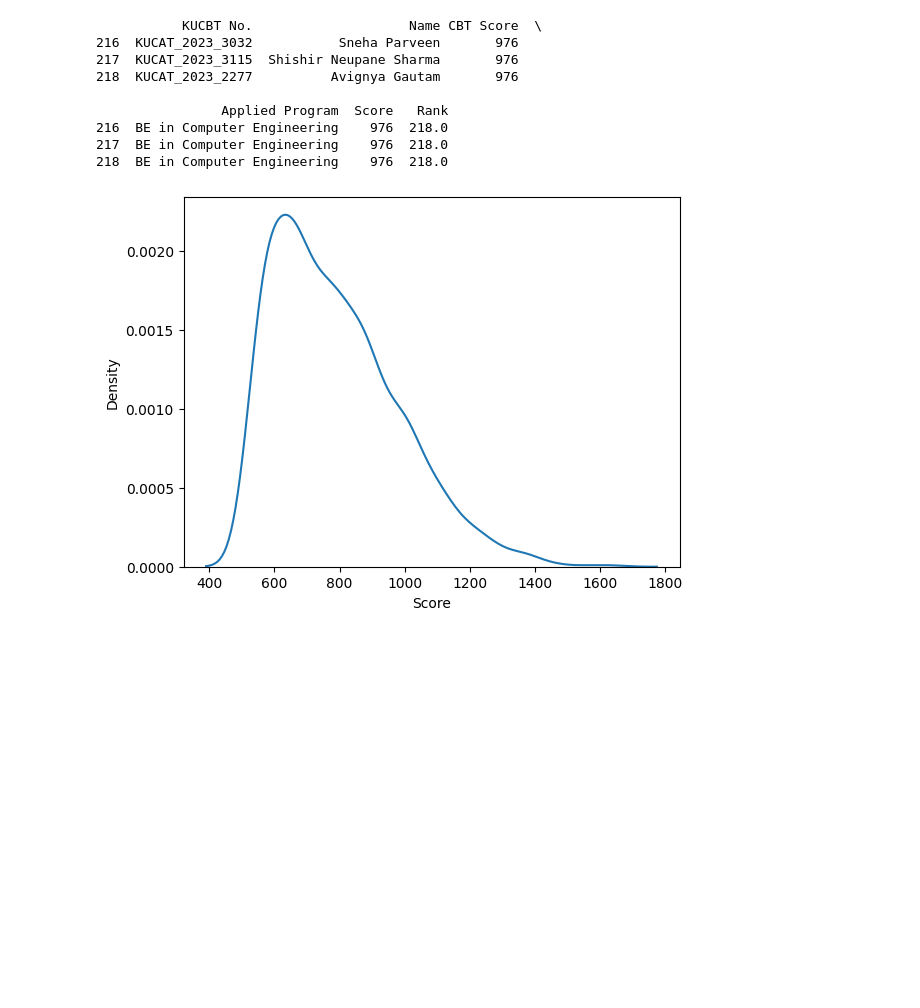
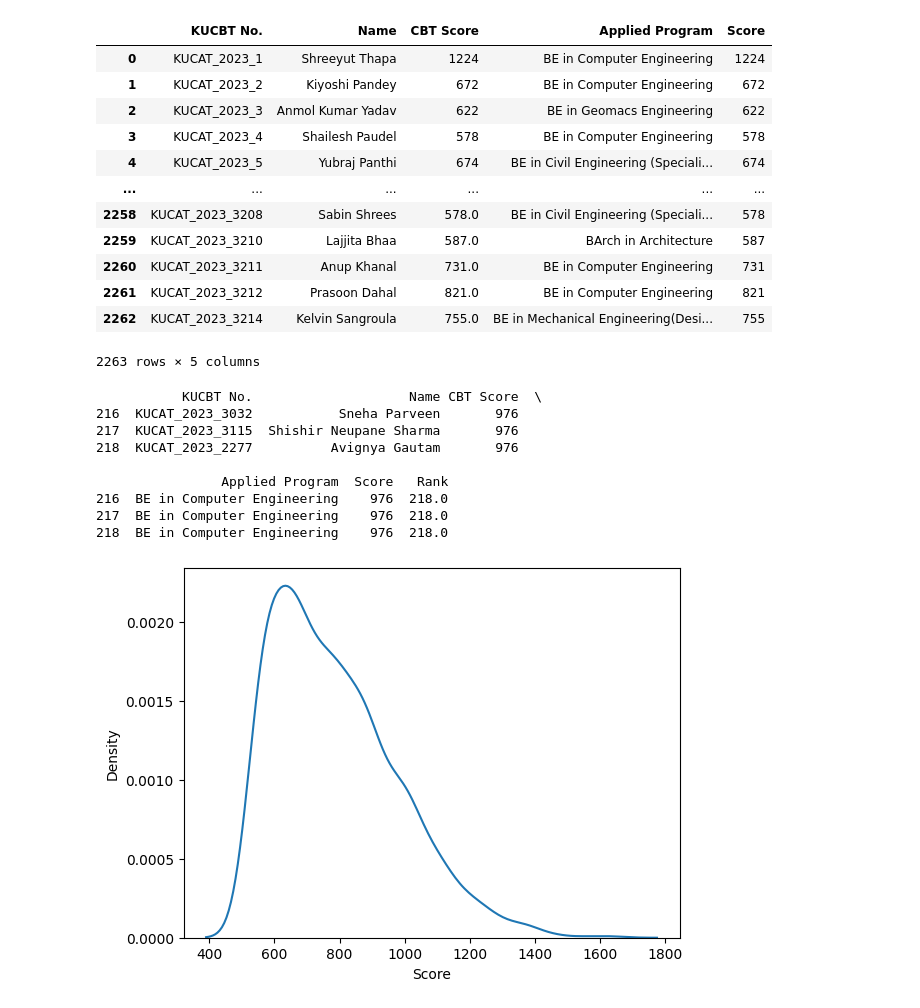
Before and after one commit to abiral-adhikari/CBTAnalysis, a Jupyter notebook: rank.ipynb, the cells around one changed output. Cells and saved outputs as stored; diff of their text form; code cells hidden in the pictures; blank space fills up the shorter version.

```diff
--- a/rank.ipynb
+++ b/rank.ipynb
@@ -13,39 +14,56 @@ import seaborn as sns
 # %%
-
-pages=np.arange(1,44)
-# reason we converted to the list is due to the fact that np array has type any
-pages=pages.tolist()
-df=pd.DataFrame()
 
 def getfile():
     year=input("Enter the year of the entrance(2016-2023)")
     filename=f'CBT{year}.pdf'
-
+    return filename
 
 def customint(value):
     if type(value)== str:
         pattern= r"(\d+) \*"
         value=re.sub(pattern,r'\1',value)
         return int(value)
     else:
         return int(value)
 
+def getpage_count(filename):
+    try:
+        # 'r' read as text and 'rb' read as binary
+        with open(filename, 'rb') as file:
+            reader=PyPDF2.PdfReader(file)
+            # look out for chatgpt3 result library is updatd
+            pagenumber=len(reader.pages)
+            return pagenumber
+    except FileNotFoundError:
+        return "File Not Found"
+    except Exception as e:
+        return f'Error: f{e} has occured'
+
 def load(filename):
-
-    for page in pages:
+    df=pd.DataFrame()
+    pagenumber=int(getpage_count(filename))
+    for page in range(1,pagenumber+1):
         df1=tabula.read_pdf(filename,pages=page)
         df1=df1[0]
         # type conversion to the int for comparsion
         df1=df1.dropna()
         # we used concat instead of append due error throw
         df=pd.concat([df,df1],ignore_index=True)
+    df["Score"]=df["CBT Score"].apply(customint)
+    return df
 
-    df["Score"]=df["CBT Score"].apply(customint)
-
-    # def check(value):
-    #     if type(value)!= int and type(value)!= float: print(type(value))
-
-
-
-
-# df["NAN"]=df["CBT Score"].apply(check)
+load(getfile())
+# %% [output]
+|  | KUCBT No. | Name | CBT Score | Applied Program | Score |
+| 0 | KUCAT_2023_1 | Shreeyut Thapa | 1224 | BE in Computer Engineering | 1224 |
+| 1 | KUCAT_2023_2 | Kiyoshi Pandey | 672 | BE in Computer Engineering | 672 |
+| 2 | KUCAT_2023_3 | Anmol Kumar Yadav | 622 | BE in Geomacs Engineering | 622 |
+| 3 | KUCAT_2023_4 | Shailesh Paudel | 578 | BE in Computer Engineering | 578 |
+| 4 | KUCAT_2023_5 | Yubraj Panthi | 674 | BE in Civil Engineering (Speciali... | 674 |
+| ... | ... | ... | ... | ... | ... |
+| 2258 | KUCAT_2023_3208 | Sabin Shrees | 578.0 | BE in Civil Engineering (Speciali... | 578 |
+| 2259 | KUCAT_2023_3210 | Lajjita Bhaa | 587.0 | BArch in Architecture | 587 |
+| 2260 | KUCAT_2023_3211 | Anup Khanal | 731.0 | BE in Computer Engineering | 731 |
+| 2261 | KUCAT_2023_3212 | Prasoon Dahal | 821.0 | BE in Computer Engineering | 821 |
+| 2262 | KUCAT_2023_3214 | Kelvin Sangroula | 755.0 | BE in Mechanical Engineering(Desi... | 755 |
+2263 rows × 5 columns
```
Also changed, not shown: parts of 2 cells of this notebook.
